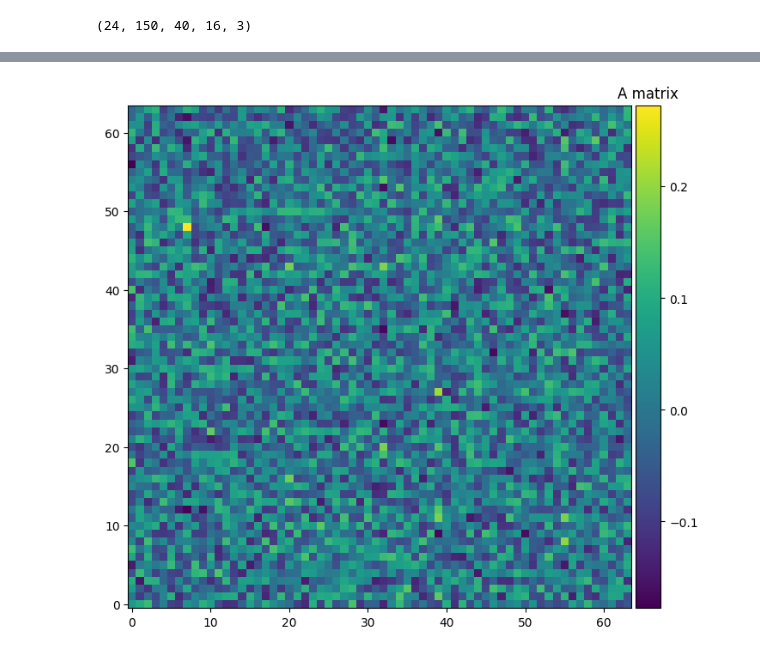
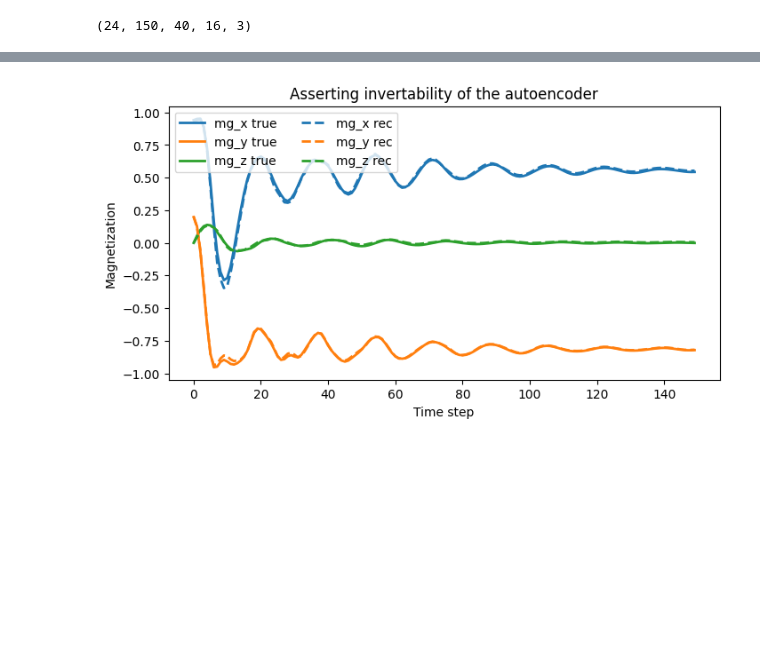
Before and after one commit to cmt-dtu-energy/koopman-magnetics, a Jupyter notebook: nbs/KoopmanAECNN_debug.ipynb, the cells around one changed output, grey strips where cells are left out. Cells and saved outputs as stored; diff of their text form; code cells hidden in the pictures; blank space fills up the shorter version.

```diff
--- a/nbs/KoopmanAECNN_debug.ipynb
+++ b/nbs/KoopmanAECNN_debug.ipynb
@@ -659,11 +651,19 @@ print(np.linalg.norm(A_mat, ord=2))
-# %%
-fig, ax = plt.subplots(figsize=(8, 10), )
-im = ax.pcolormesh(np.arange(64), np.arange(64), A_mat)
-add_colorbar(im, fig, ax)
-ax.set(aspect='equal')
-plt.title("A matrix")
-
-
-plt.show()
-# %% [output]
-[figure, removed]
+# %%
+koopman.eval()
+
+Xinit = Xtorch[test_indices, :, :, :, :].to(device)
+
+Xrec = koopman.autoencoder(Xinit).detach().cpu().numpy()
+
+del Xinit
+# %%
+field_idx = 5
+
+fig, ax = plt.subplots(figsize=(8, 4))
+
+plot_avg(DATA[test_indices[field_idx]], ax, linestyle="-", annot="true")
+plot_avg(Xrec[field_idx], ax, linestyle="--", annot="rec")
+ax.set(xlabel="Time step", ylabel="Magnetization", title="Asserting invertability of the autoencoder")
+plt.show()
+# %% [output]
+[figure, added]
```
Also changed, not shown: parts of 7 cells of this notebook, 4 other files.
